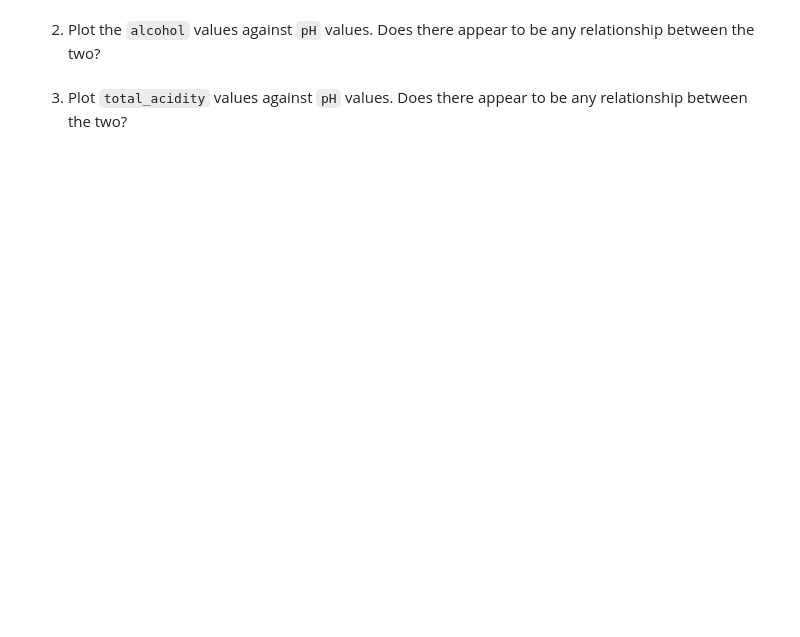
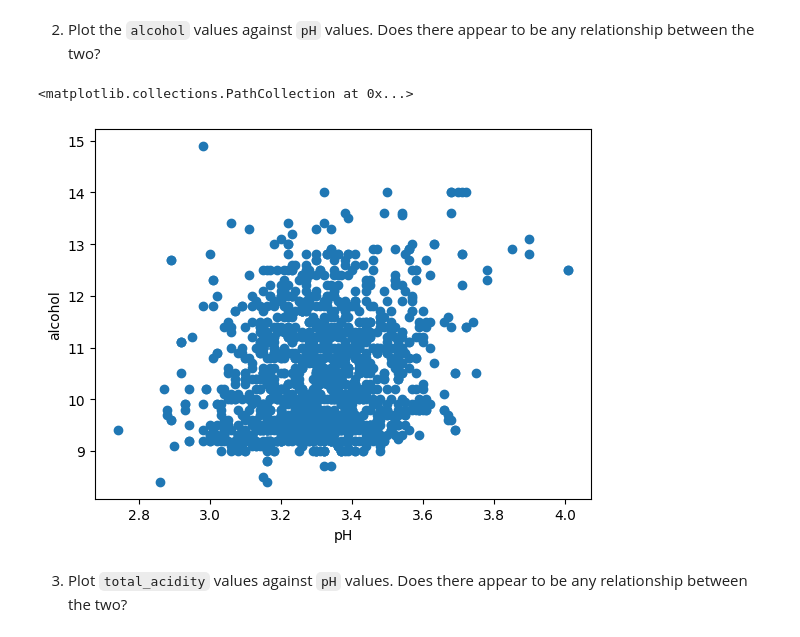
Before and after one commit to mebrahimkhas/Pandas_Numpy_exercises, a Jupyter notebook: 03_pandas_visualization.ipynb, the cells around one changed output. Drawn from its saved outputs; the diff is of its cells as text; code cells hidden in the pictures; blank space fills up the shorter version.

```diff
--- a/03_pandas_visualization.ipynb
+++ b/03_pandas_visualization.ipynb
@@ -82,4 +160,15 @@ After that, there are some specific tasks to test your knowledge.
 # %% [markdown]
 2. Plot the `alcohol` values against `pH` values. Does there appear to be any relationship between the two?
+# %%
+
+df_pH_alcohol = df[['pH', 'alcohol']]
+x = df_pH_alcohol ['pH']
+y = df_pH_alcohol ['alcohol']
+plt.xlabel('pH')
+plt.ylabel('alcohol')
+plt.scatter(x , y  )
+# %% [output]
+<matplotlib.collections.PathCollection at 0x...>
+[figure, added]
 # %% [markdown]
 3. Plot `total_acidity` values against `pH` values. Does there appear to be any relationship between the two?
```
Also changed, not shown: parts of 14 cells of this notebook, 3 other files.
